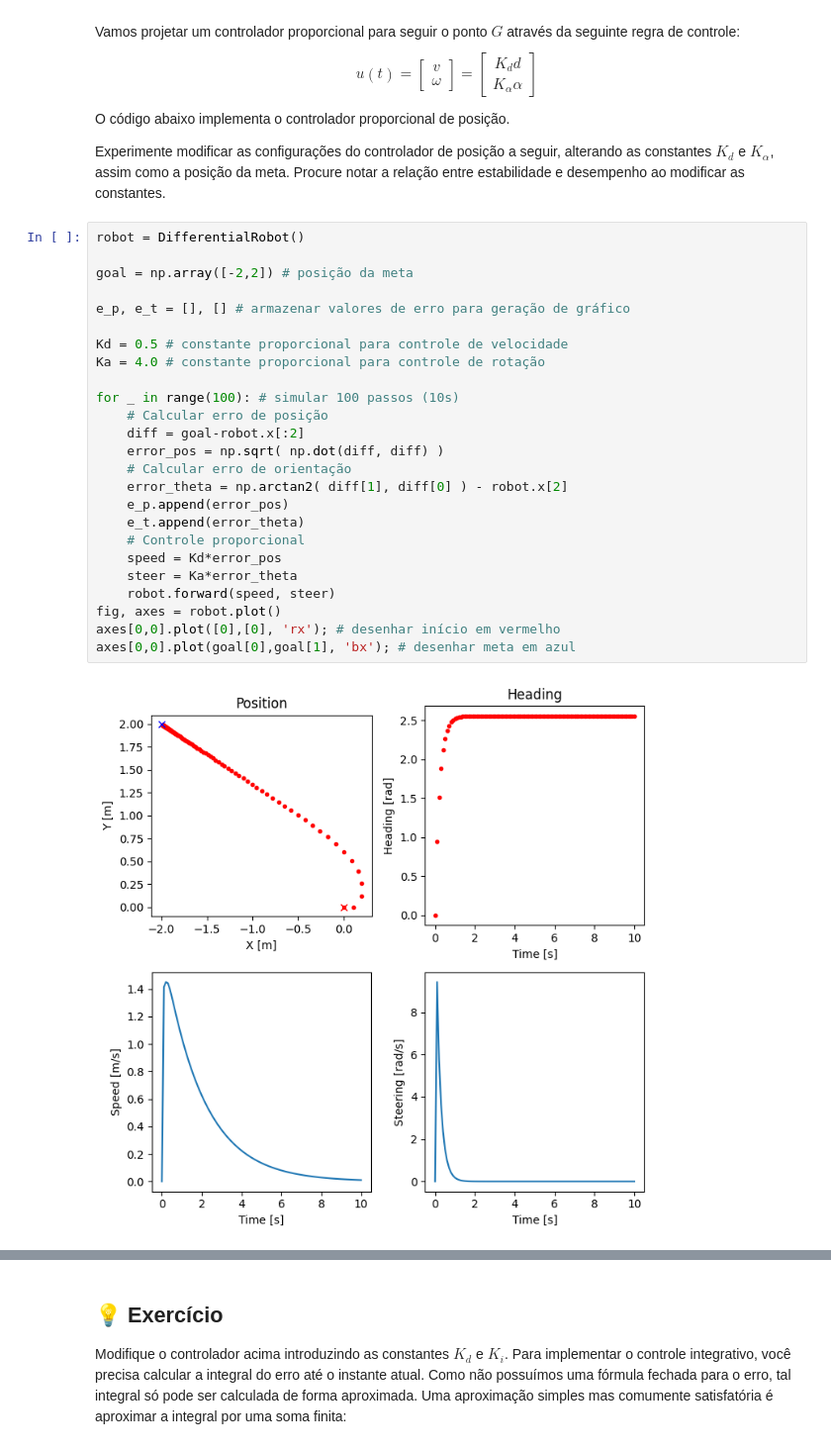
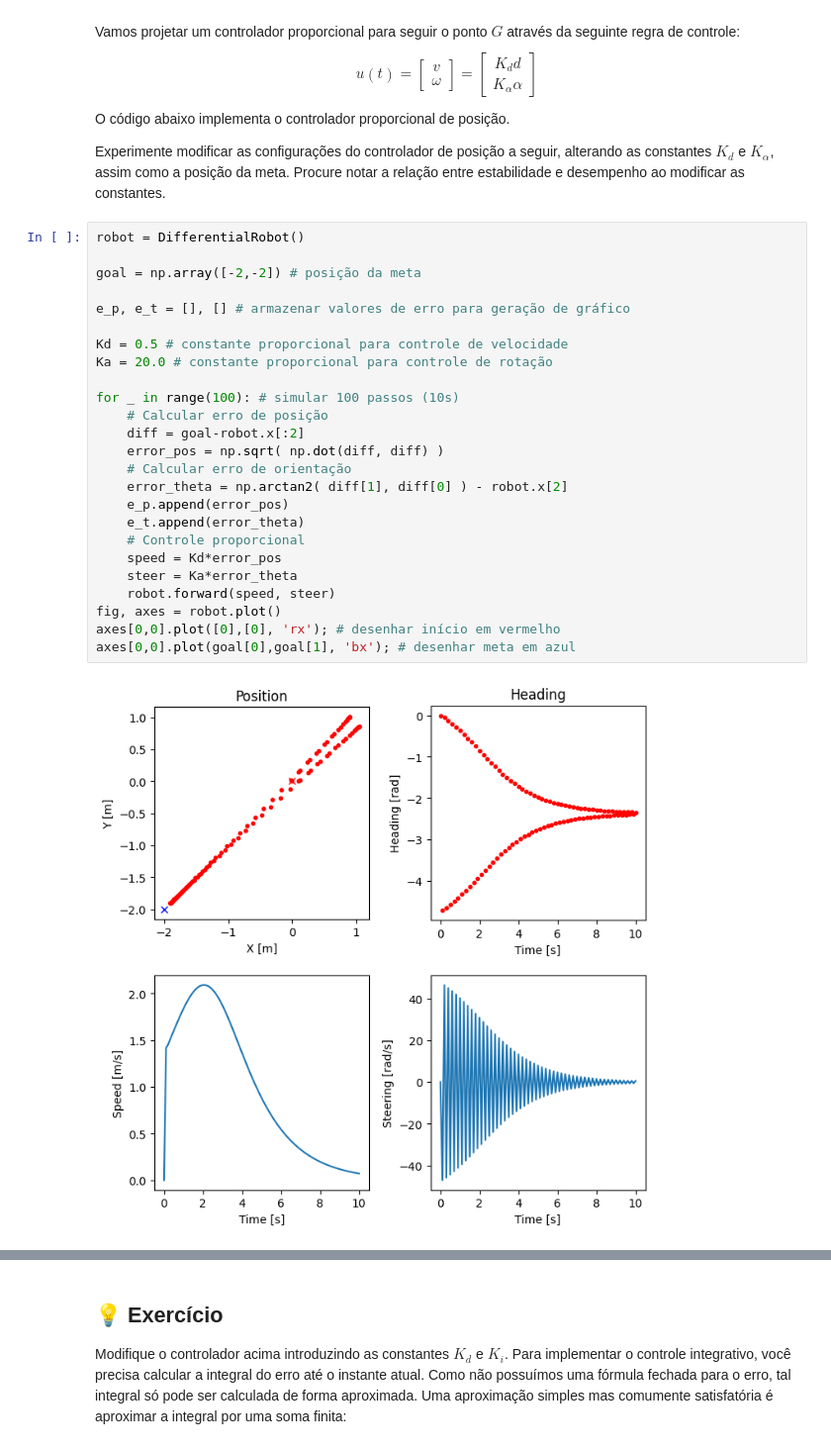
Before and after one commit to kaikycintra/duckievillage-assignments, a Jupyter notebook: pid-control/ControlePID.ipynb, the cells around one changed output, grey strips where cells are left out. Shown at 99% size. Saved outputs shown, nothing was run; the diff lists cells and outputs as text.

```diff
--- a/pid-control/ControlePID.ipynb
+++ b/pid-control/ControlePID.ipynb
@@ -81,30 +81,30 @@ Procure notar a relação entre estabilidade e desempenho ao modificar as consta
 # %%
 robot = DifferentialRobot()
 
-goal = np.array([-2,2]) # posição da meta
+goal = np.array([-2,-2]) # posição da meta
 
 e_p, e_t = [], [] # armazenar valores de erro para geração de gráfico
 
 Kd = 0.5 # constante proporcional para controle de velocidade
-Ka = 4.0 # constante proporcional para controle de rotação
+Ka = 20.0 # constante proporcional para controle de rotação
 
 for _ in range(100): # simular 100 passos (10s)
     # Calcular erro de posição
     diff = goal-robot.x[:2]
     error_pos = np.sqrt( np.dot(diff, diff) )
     # Calcular erro de orientação
     error_theta = np.arctan2( diff[1], diff[0] ) - robot.x[2]
     e_p.append(error_pos)
     e_t.append(error_theta)
     # Controle proporcional
     speed = Kd*error_pos
     steer = Ka*error_theta
     robot.forward(speed, steer)
 fig, axes = robot.plot()
 axes[0,0].plot([0],[0], 'rx'); # desenhar início em vermelho
 axes[0,0].plot(goal[0],goal[1], 'bx'); # desenhar meta em azul
 # %% [output]
-[figure, old version]
+[figure, new version]
 # %%
 # Rode esse célula para exibir os gráficos de erro por tempo
 
```
Also changed, not shown: parts of 2 cells of this notebook, 2 other files.
